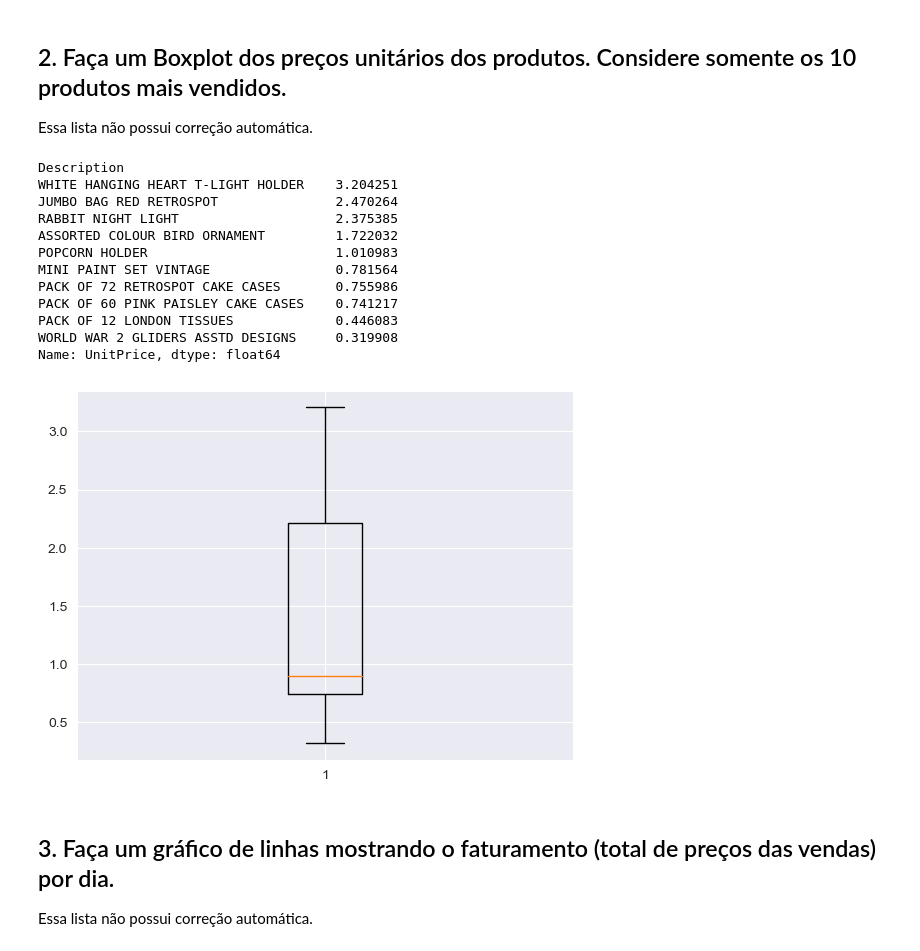
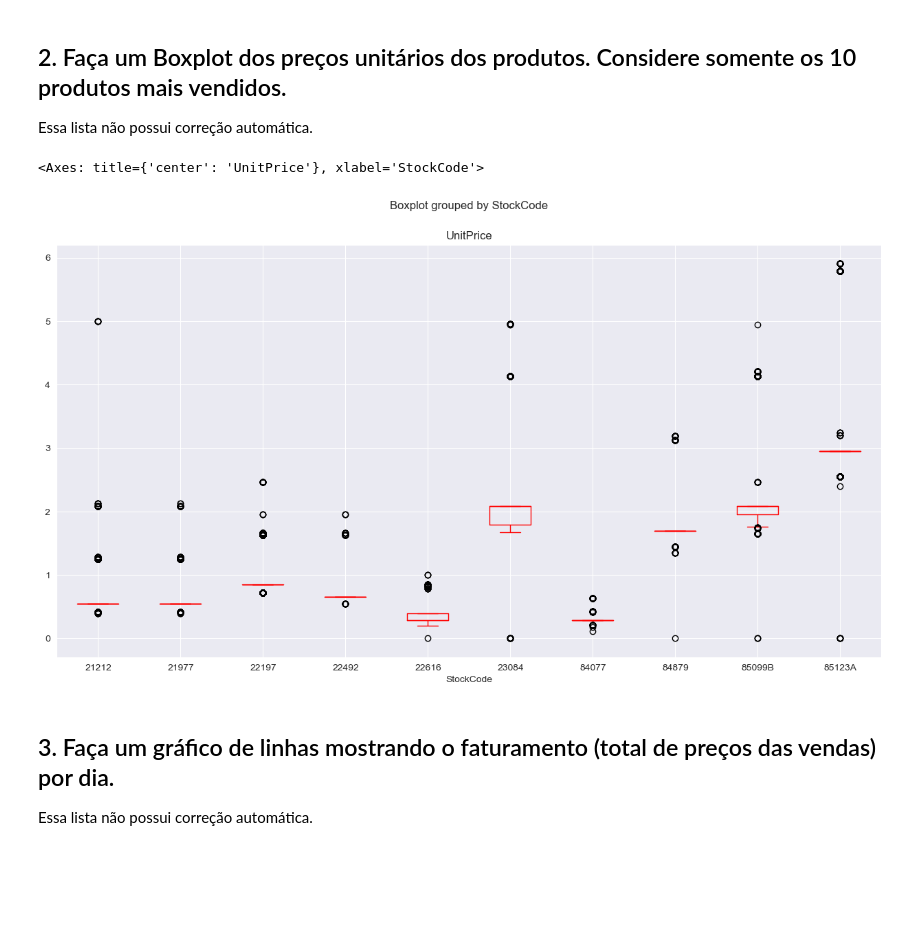
Before and after one commit to miguelribeirokk/Data-Science-Labs, a Jupyter notebook: Atividades/LAB6 - Visualizacao/Miguel- 4680-Lab6-.ipynb, the cells around one changed output. Drawn from its saved outputs; the diff is of its cells as text; code cells hidden in the pictures; blank space fills up the shorter version.

```diff
--- a/Atividades/LAB6 - Visualizacao/Miguel- 4680-Lab6.ipynb
+++ b/Atividades/LAB6 - Visualizacao/Miguel- 4680-Lab6-.ipynb
@@ -297,22 +297,12 @@ plt.show()
 Essa lista não possui correção automática.
 # %%
 # Resposta da 2.
-df_10 = df.groupby('Description').sum().sort_values(by='Quantity', ascending=False).head(10)
-df_10
+df_10 = df.groupby(['StockCode'], as_index=False, sort=False).sum()
+index = df_10.sort_values('Quantity', ascending=False).head(10).StockCode.values
+df[df['StockCode'].isin(index)].boxplot(by='StockCode', column = 'UnitPrice', figsize=(15, 8), color='red')
 # %% [output]
-Description
-WHITE HANGING HEART T-LIGHT HOLDER    3.204251
-JUMBO BAG RED RETROSPOT               2.470264
-RABBIT NIGHT LIGHT                    2.375385
-ASSORTED COLOUR BIRD ORNAMENT         1.722032
-POPCORN HOLDER                        1.010983
-MINI PAINT SET VINTAGE                0.781564
-PACK OF 72 RETROSPOT CAKE CASES       0.755986
-PACK OF 60 PINK PAISLEY CAKE CASES    0.741217
-PACK OF 12 LONDON TISSUES             0.446083
-WORLD WAR 2 GLIDERS ASSTD DESIGNS     0.319908
-Name: UnitPrice, dtype: float64
+<Axes: title={'center': 'UnitPrice'}, xlabel='StockCode'>
-[figure, old version]
+[figure, new version]
 # %% [markdown]
 ## 3. Faça um gráfico de linhas mostrando o faturamento (total de preços das vendas) por dia.
 Essa lista não possui correção automática.
```
Also changed, not shown: parts of 3 cells of this notebook.
